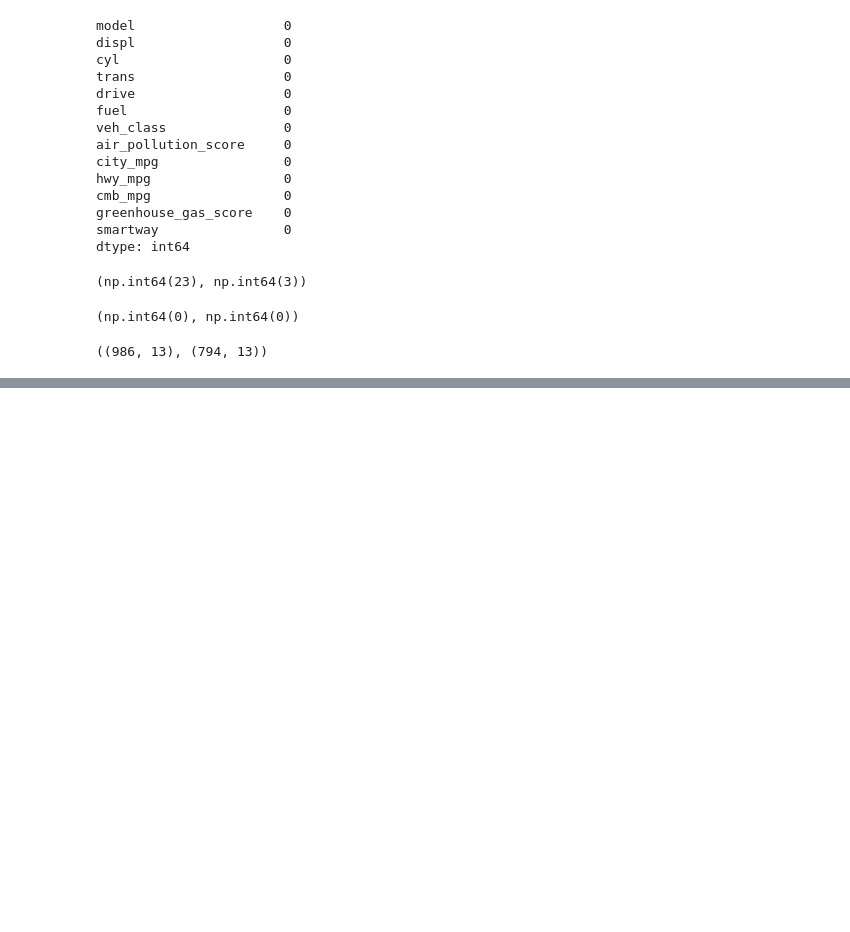
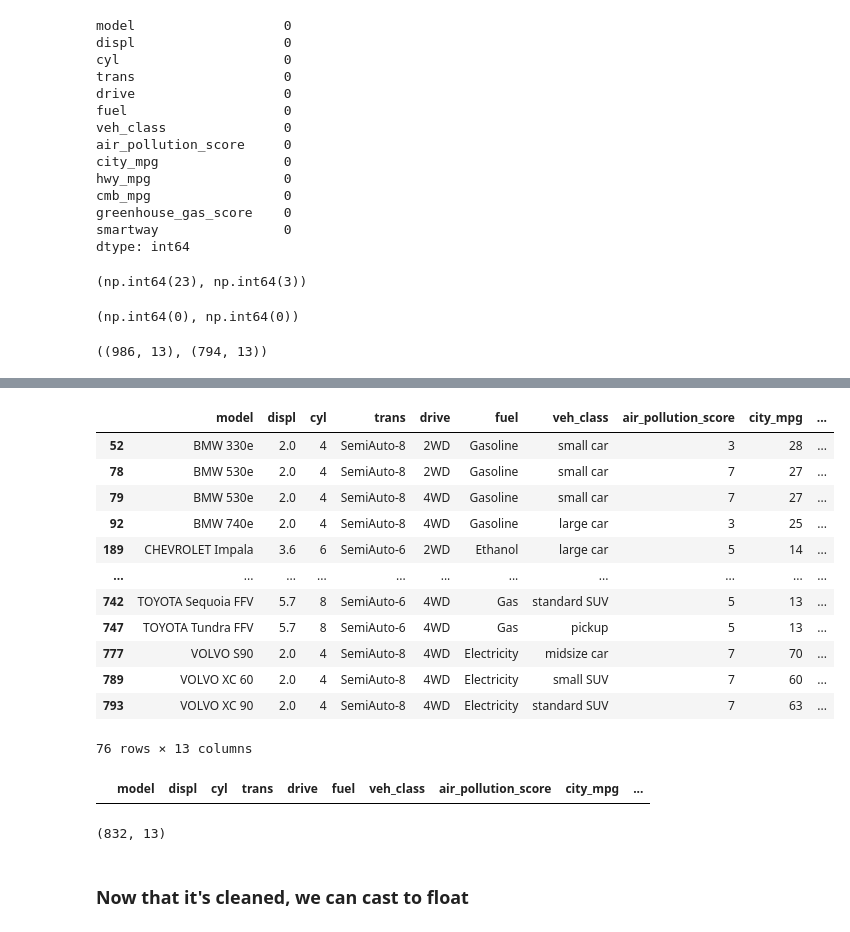
Before and after one commit to slimseidl/DataScience, a Jupyter notebook: DataAnalysisWithTools/pandasAndNumPy/FuelEco/FuelEconomy.ipynb, the cells around one changed output, grey strips where cells are left out. Saved outputs shown, nothing was run; the diff lists cells and outputs as text; code cells hidden in the pictures; blank space fills up the shorter version.

```diff
--- a/DataAnalysisWithTools/pandasAndNumPy/FuelEco/FuelEconomy.ipynb
+++ b/DataAnalysisWithTools/pandasAndNumPy/FuelEco/FuelEconomy.ipynb
@@ -244,0 +436,25 @@ df_08.shape, df_18.shape
+# %%
+# split cols
+split_columns = ['fuel', 'city_mpg', 'hwy_mpg', 'cmb_mpg']
+# %%
+for c in split_columns:
+    df1[c] = df1[c].apply(lambda x: x.split("/")[0])
+    df2[c] = df2[c].apply(lambda x: x.split("/")[1])
+# %%
+new_rows = pd.concat([df1,df2])
+# %%
+new_rows
+# %% [output]
+|  | model | displ | cyl | trans | drive | fuel | veh_class | air_pollution_score | city_mpg | ... |
+| 52 | BMW 330e | 2.0 | 4 | SemiAuto-8 | 2WD | Gasoline | small car | 3 | 28 | ... |
+| 78 | BMW 530e | 2.0 | 4 | SemiAuto-8 | 2WD | Gasoline | small car | 7 | 27 | ... |
+| 79 | BMW 530e | 2.0 | 4 | SemiAuto-8 | 4WD | Gasoline | small car | 7 | 27 | ... |
+| 92 | BMW 740e | 2.0 | 4 | SemiAuto-8 | 4WD | Gasoline | large car | 3 | 25 | ... |
+| 189 | CHEVROLET Impala | 3.6 | 6 | SemiAuto-6 | 2WD | Ethanol | large car | 5 | 14 | ... |
+| ... | ... | ... | ... | ... | ... | ... | ... | ... | ... | ... |
+| 742 | TOYOTA Sequoia FFV | 5.7 | 8 | SemiAuto-6 | 4WD | Gas | standard SUV | 5 | 13 | ... |
+| 747 | TOYOTA Tundra FFV | 5.7 | 8 | SemiAuto-6 | 4WD | Gas | pickup | 5 | 13 | ... |
+| 777 | VOLVO S90 | 2.0 | 4 | SemiAuto-8 | 4WD | Electricity | midsize car | 7 | 70 | ... |
+| 789 | VOLVO XC 60 | 2.0 | 4 | SemiAuto-8 | 4WD | Electricity | small SUV | 7 | 60 | ... |
+| 793 | VOLVO XC 90 | 2.0 | 4 | SemiAuto-8 | 4WD | Electricity | standard SUV | 7 | 63 | ... |
+76 rows × 13 columns
@@ -244,0 +465,10 @@ df_08.shape, df_18.shape
+# %%
+fuel_18_df[fuel_18_df["fuel"].str.contains("/")]
+# %% [output]
+|  | model | displ | cyl | trans | drive | fuel | veh_class | air_pollution_score | city_mpg | ... |
+# %%
+fuel_18_df.shape
+# %% [output]
+(832, 13)
+# %% [markdown]
+### Now that it's cleaned, we can cast to float
```
Also changed, not shown: parts of 85 cells of this notebook, 5 other files.
